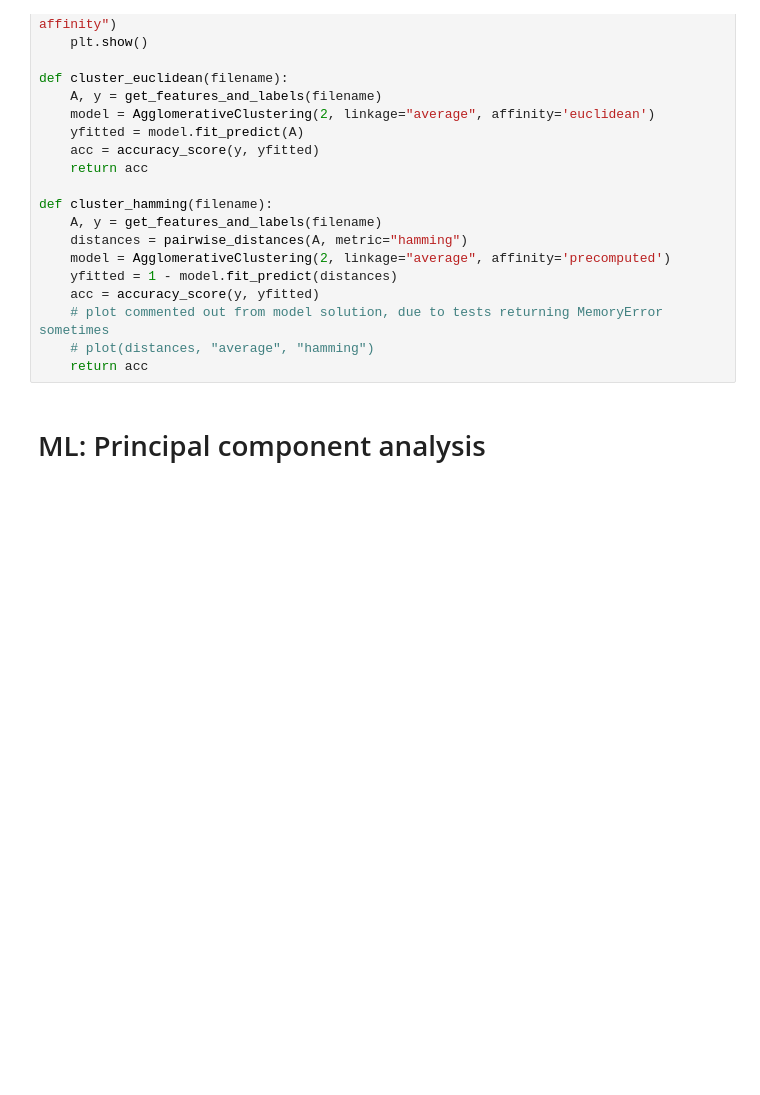
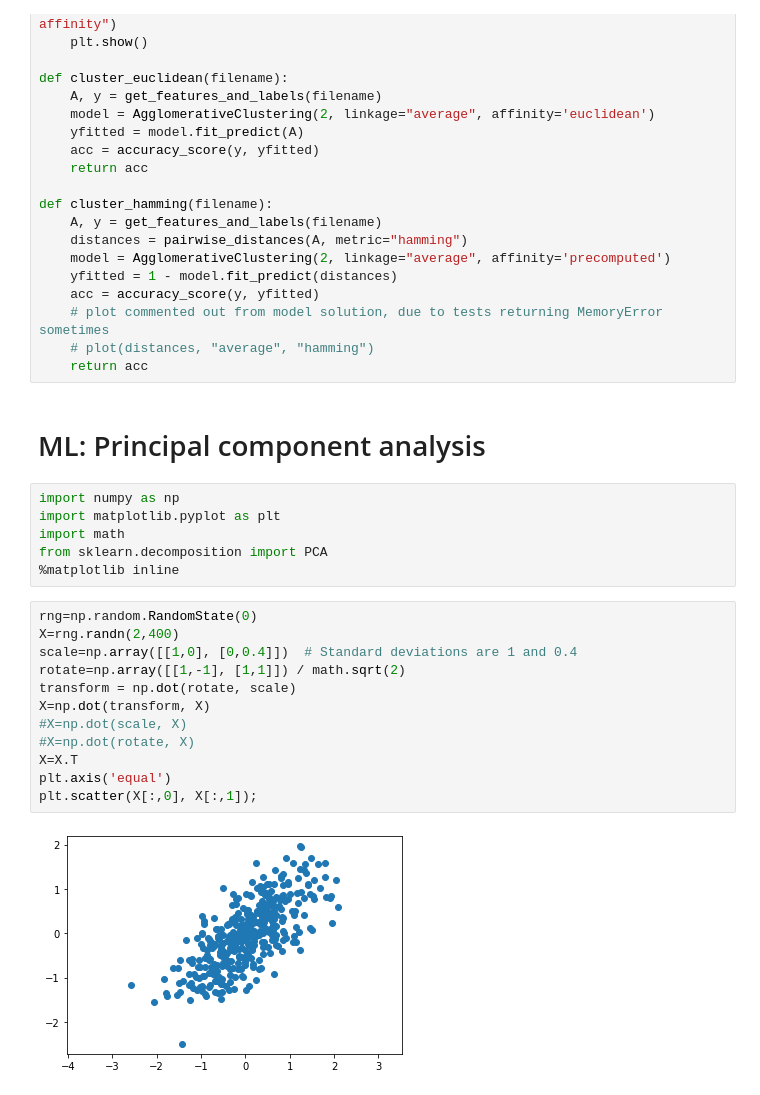
Before and after one commit to annassanchez/HY-2021-DataScience, a Jupyter notebook: week06/week06.ipynb, the cells around one changed output. Saved outputs shown, nothing was run; the diff lists cells and outputs as text; blank space fills up the shorter version.

```diff
--- a/week06/week06.ipynb
+++ b/week06/week06.ipynb
@@ -1009,3 +1023,23 @@ def cluster_hamming(filename):
     return acc
 # %% [markdown]
 # ML: Principal component analysis
+# %%
+import numpy as np
+import matplotlib.pyplot as plt
+import math
+from sklearn.decomposition import PCA
+%matplotlib inline
+# %%
+rng=np.random.RandomState(0)
+X=rng.randn(2,400)
+scale=np.array([[1,0], [0,0.4]])  # Standard deviations are 1 and 0.4
+rotate=np.array([[1,-1], [1,1]]) / math.sqrt(2)
+transform = np.dot(rotate, scale)
+X=np.dot(transform, X)
+#X=np.dot(scale, X)
+#X=np.dot(rotate, X)
+X=X.T
+plt.axis('equal')
+plt.scatter(X[:,0], X[:,1]);
+# %% [output]
+[figure, added]
```
Also changed, not shown: parts of 14 cells of this notebook.
